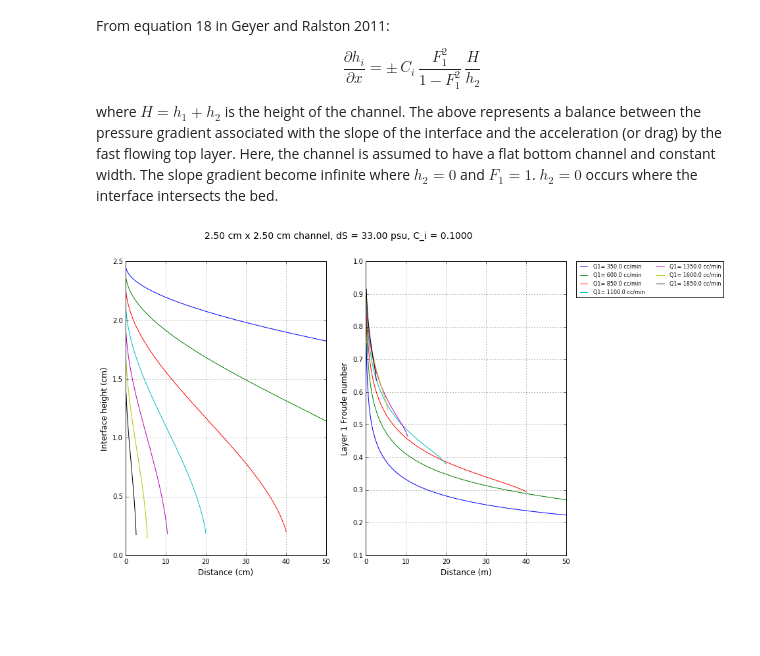
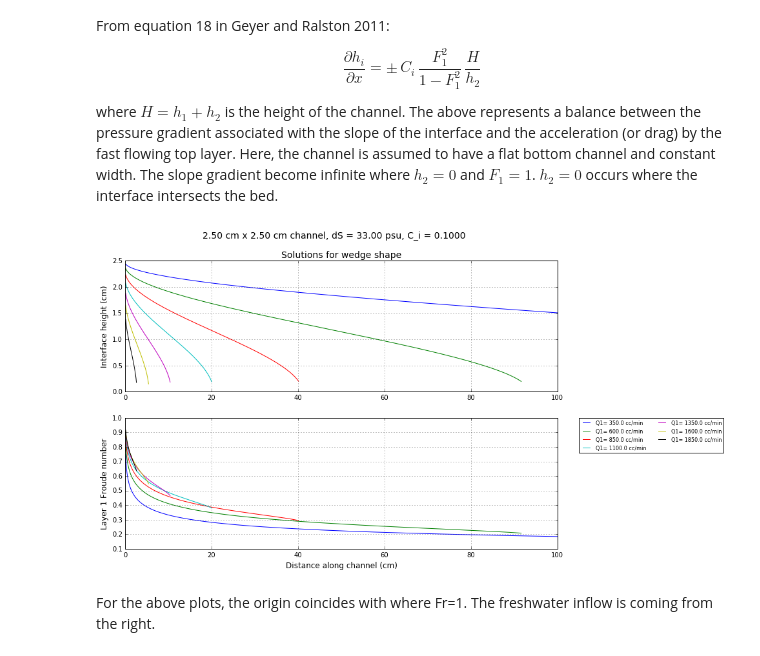
Before and after one commit to earlew/gfd_project_2017, a Jupyter notebook: Lab-set-up-v2.ipynb, the cells around one changed output. Cells and saved outputs as stored; diff of their text form; code cells hidden in the pictures; blank space fills up the shorter version.

Commit message:
minor plot fixes

```diff
--- a/Lab-set-up-v2.ipynb
+++ b/Lab-set-up-v2.ipynb
@@ -171,37 +171,40 @@ for q1 in Q1_m3_sec:
 
 
     x = np.array(ts)
     hi = np.array(ys)
     F1 = Froude(u1, g_p1, (H-hi))
 
     x_ls.append(x)
     hi_ls.append(hi)
     F1_ls.append(F1)
 
 
 plt.figure(figsize=(12,8))
 
 for i in range(len(F1_ls)):
 
-    plt.subplot(121)
+    plt.subplot(211)
     plt.plot(x_ls[i]*100, np.array(hi_ls[i]*100), label='Q1= %.1f cc/min'%Q1_cc_min[i])
-    plt.xlabel("Distance (cm)", fontsize=12)
+    #plt.xlabel("Distance along channel (cm)", fontsize=12)
     plt.ylabel("Interface height (cm)", fontsize=12)
-    plt.xlim(0, 50)
+    plt.title ("Solutions for wedge shape", fontsize=14)
+    plt.xlim(0, 100)
     plt.grid(True)
 
 
-    plt.subplot(122)
+    plt.subplot(212)
     plt.plot(x_ls[i]*100, np.array(F1_ls[i]), label='Q1= %.1f cc/min'%Q1_cc_min[i])
-    plt.xlabel("Distance (m)", fontsize=12)
+    plt.xlabel("Distance along channel (cm)", fontsize=12)
     plt.ylabel("Layer 1 Froude number", fontsize=12)
     #plt.legend(loc=0, fontsize=8, ncol=2)
     plt.legend(bbox_to_anchor=(1.05, 1), loc=2, borderaxespad=0., fontsize=8, ncol=2)
-    plt.xlim(0, 50)
+    plt.xlim(0, 100)
     plt.grid(True)
 
 plt.suptitle("%.2f cm x %.2f cm channel, dS = %.2f psu, C_i = %.4f" %(H*100, W*100, dS, C_i), fontsize=14)
 plt.savefig("wedge_shape_1inch_channel.pdf", bbox_inches='tight')
 plt.show()
 # %% [output]
-[figure, old version]
+[figure, new version]
+# %% [markdown]
+For the above plots, the origin coincides with where Fr=1. The freshwater inflow is coming from the right.
```
Also changed, not shown: 1 other file.
